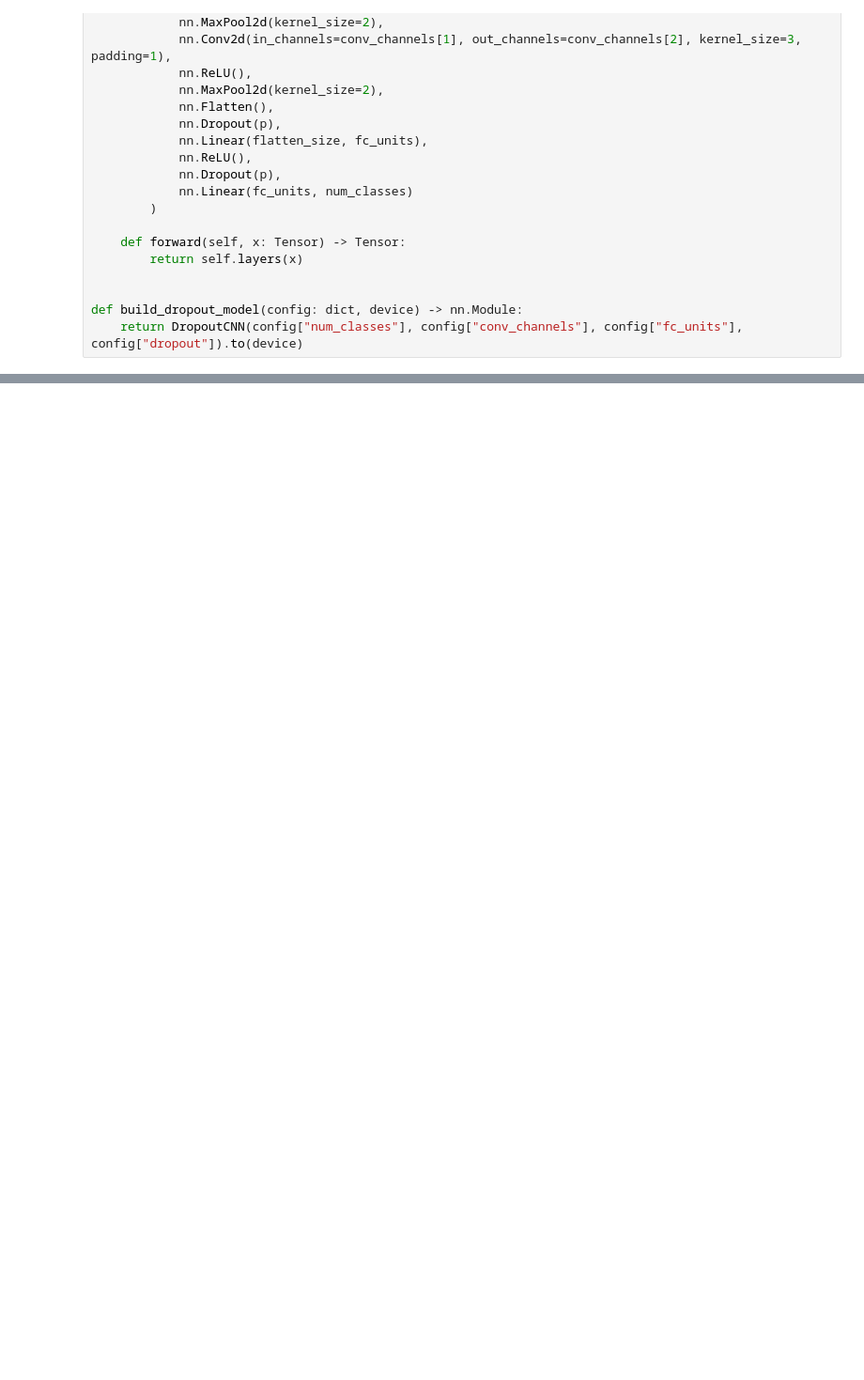
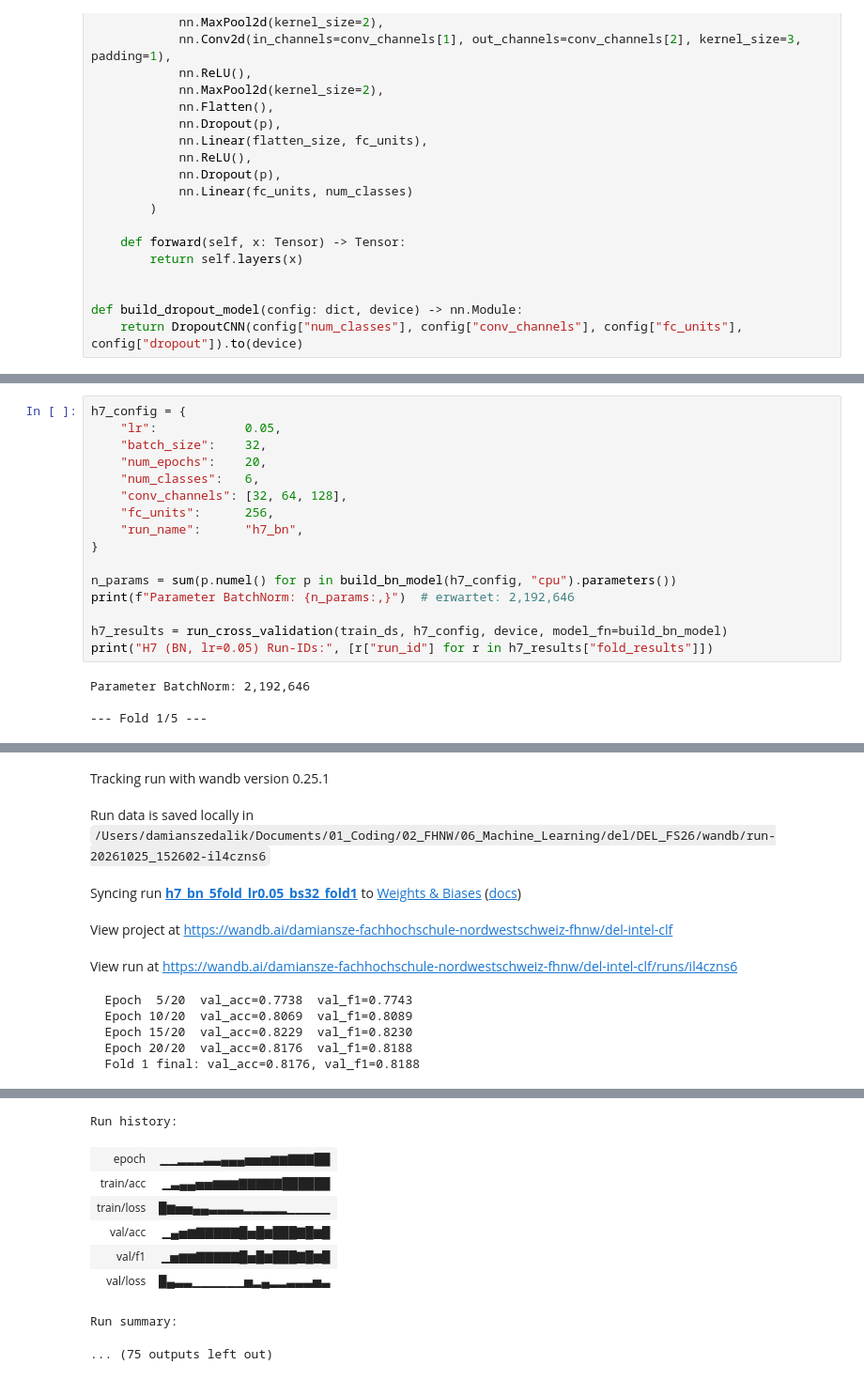
Before and after one commit to damiansze/DEL_FS26, a Jupyter notebook: DEL_MC.ipynb, the cells around one changed output, grey strips where cells are left out. Shown at 94% size. Drawn from its saved outputs; the diff is of its cells as text; blank space fills up the shorter version.

```diff
--- a/DEL_MC.ipynb
+++ b/DEL_MC.ipynb
@@ -1793,0 +2038,20 @@ Ioffe & Szegedy (2015): [*Batch Normalization: Accelerating Deep Network Trainin
+# %%
+h7_config = {
+    "lr":            0.05,
+    "batch_size":    32,
+    "num_epochs":    20,
+    "num_classes":   6,
+    "conv_channels": [32, 64, 128],
+    "fc_units":      256,
+    "run_name":      "h7_bn",
+}
+
+n_params = sum(p.numel() for p in build_bn_model(h7_config, "cpu").parameters())
+print(f"Parameter BatchNorm: {n_params:,}")  # erwartet: 2,192,646
+
+h7_results = run_cross_validation(train_ds, h7_config, device, model_fn=build_bn_model)
+print("H7 (BN, lr=0.05) Run-IDs:", [r["run_id"] for r in h7_results["fold_results"]])
+# %% [output]
+Parameter BatchNorm: 2,192,646
+
+--- Fold 1/5 ---
@@ -1793,0 +2059,10 @@ Ioffe & Szegedy (2015): [*Batch Normalization: Accelerating Deep Network Trainin
+Tracking run with wandb version 0.25.1
+Run data is saved locally in /Users/damianszedalik/Documents/01_Coding/02_FHNW/06_Machine_Learning/del/DEL_FS26/wandb/run-20261025_152602-il4czns6
+Syncing run h7_bn_5fold_lr0.05_bs32_fold1 to Weights & Biases (docs)
+View project at https://wandb.ai/damiansze-fachhochschule-nordwestschweiz-fhnw/del-intel-clf
+View run at https://wandb.ai/damiansze-fachhochschule-nordwestschweiz-fhnw/del-intel-clf/runs/il4czns6
+  Epoch  5/20  val_acc=0.7738  val_f1=0.7743
+  Epoch 10/20  val_acc=0.8069  val_f1=0.8089
+  Epoch 15/20  val_acc=0.8229  val_f1=0.8230
+  Epoch 20/20  val_acc=0.8176  val_f1=0.8188
+  Fold 1 final: val_acc=0.8176, val_f1=0.8188
@@ -1793,0 +2070,9 @@ Ioffe & Szegedy (2015): [*Batch Normalization: Accelerating Deep Network Trainin
+Run history:
+| epoch | ▁▁▂▂▂▃▃▄▄▄▅▅▅▆▆▇▇▇██ |
+| train/acc | ▁▃▄▄▅▅▆▆▆▇▇▇▇▇██████ |
+| train/loss | █▆▅▅▄▄▃▃▃▃▂▂▂▂▂▁▁▁▁▁ |
+| val/acc | ▁▄▅▆▇▇▇▇▇█▅█▆███▇█▆█ |
+| val/f1 | ▁▅▆▆▇▇▇▇▇█▅█▆███▇█▆█ |
+| val/loss | █▄▃▃▁▁▁▁▁▁▅▂▄▂▂▃▃▃▅▃ |
+Run summary:
+... (75 outputs left out)
```
Also changed, not shown: parts of 38 cells of this notebook.
